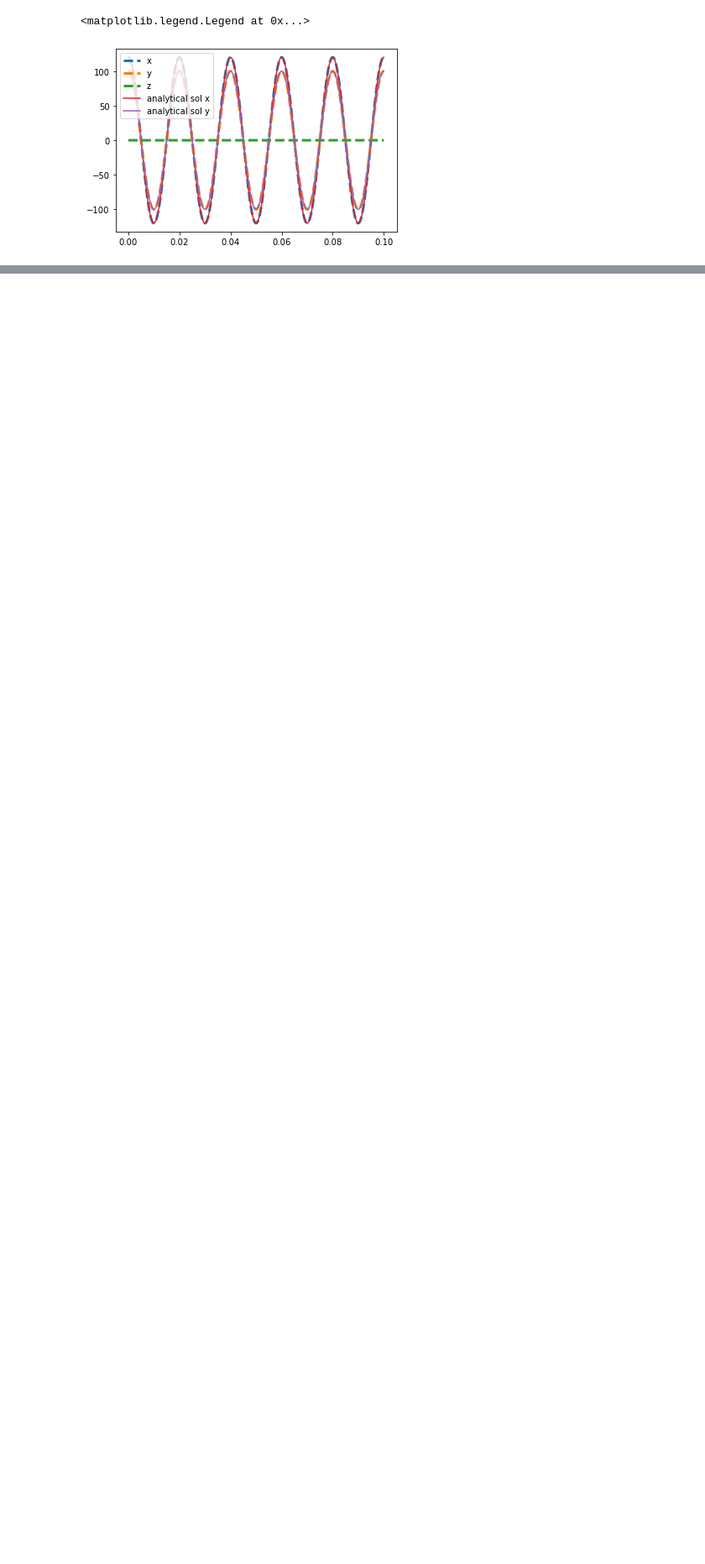
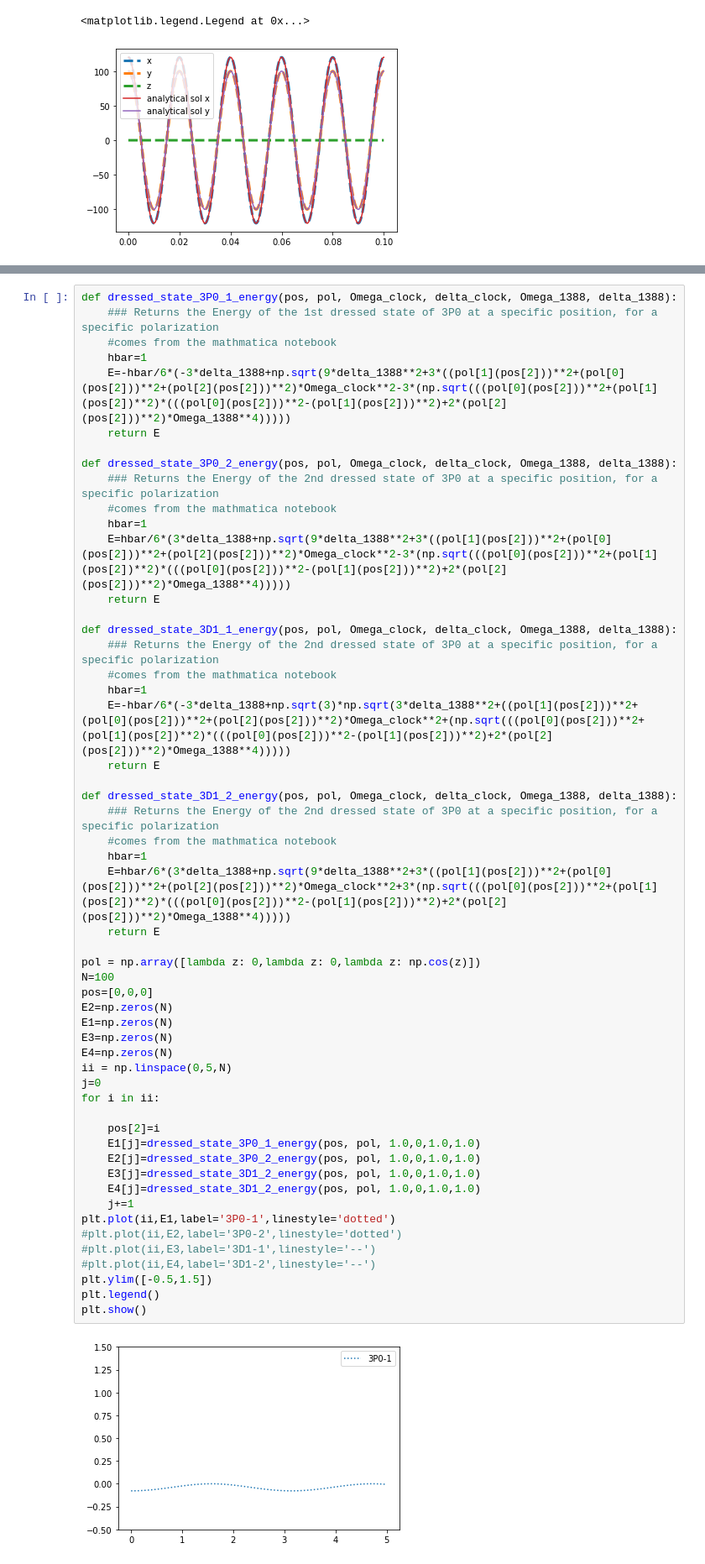
Before and after one commit to JacobSiegel22/GreyMolassesCooling, a Jupyter notebook: GrayMolasses_MC.ipynb, the cells around one changed output, grey strips where cells are left out. Shown: that part at 84% size. Cells and saved outputs as stored; diff of their text form; blank space fills up the shorter version.

```diff
--- a/GrayMolasses_MC.ipynb
+++ b/GrayMolasses_MC.ipynb
@@ -157,3 +162,58 @@ plt.legend()
+# %%
+def dressed_state_3P0_1_energy(pos, pol, Omega_clock, delta_clock, Omega_1388, delta_1388):
+    ### Returns the Energy of the 1st dressed state of 3P0 at a specific position, for a specific polarization
+    #comes from the mathmatica notebook
+    hbar=1
+    E=-hbar/6*(-3*delta_1388+np.sqrt(9*delta_1388**2+3*((pol[1](pos[2]))**2+(pol[0](pos[2]))**2+(pol[2](pos[2]))**2)*Omega_clock**2-3*(np.sqrt(((pol[0](pos[2]))**2+(pol[1](pos[2])**2)*(((pol[0](pos[2]))**2-(pol[1](pos[2]))**2)+2*(pol[2](pos[2]))**2)*Omega_1388**4)))))
+    return E
+
+def dressed_state_3P0_2_energy(pos, pol, Omega_clock, delta_clock, Omega_1388, delta_1388):
+    ### Returns the Energy of the 2nd dressed state of 3P0 at a specific position, for a specific polarization
+    #comes from the mathmatica notebook
+    hbar=1
+    E=hbar/6*(3*delta_1388+np.sqrt(9*delta_1388**2+3*((pol[1](pos[2]))**2+(pol[0](pos[2]))**2+(pol[2](pos[2]))**2)*Omega_clock**2-3*(np.sqrt(((pol[0](pos[2]))**2+(pol[1](pos[2])**2)*(((pol[0](pos[2]))**2-(pol[1](pos[2]))**2)+2*(pol[2](pos[2]))**2)*Omega_1388**4)))))
+    return E
+
+def dressed_state_3D1_1_energy(pos, pol, Omega_clock, delta_clock, Omega_1388, delta_1388):
+    ### Returns the Energy of the 2nd dressed state of 3P0 at a specific position, for a specific polarization
+    #comes from the mathmatica notebook
+    hbar=1
+    E=-hbar/6*(-3*delta_1388+np.sqrt(3)*np.sqrt(3*delta_1388**2+((pol[1](pos[2]))**2+(pol[0](pos[2]))**2+(pol[2](pos[2]))**2)*Omega_clock**2+(np.sqrt(((pol[0](pos[2]))**2+(pol[1](pos[2])**2)*(((pol[0](pos[2]))**2-(pol[1](pos[2]))**2)+2*(pol[2](pos[2]))**2)*Omega_1388**4)))))
+    return E
+
+def dressed_state_3D1_2_energy(pos, pol, Omega_clock, delta_clock, Omega_1388, delta_1388):
+    ### Returns the Energy of the 2nd dressed state of 3P0 at a specific position, for a specific polarization
+    #comes from the mathmatica notebook
+    hbar=1
+    E=hbar/6*(3*delta_1388+np.sqrt(9*delta_1388**2+3*((pol[1](pos[2]))**2+(pol[0](pos[2]))**2+(pol[2](pos[2]))**2)*Omega_clock**2+3*(np.sqrt(((pol[0](pos[2]))**2+(pol[1](pos[2])**2)*(((pol[0](pos[2]))**2-(pol[1](pos[2]))**2)+2*(pol[2](pos[2]))**2)*Omega_1388**4)))))
+    return E
+
+pol = np.array([lambda z: 0,lambda z: 0,lambda z: np.cos(z)])
+N=100
+pos=[0,0,0]
+E2=np.zeros(N)
+E1=np.zeros(N)
+E3=np.zeros(N)
+E4=np.zeros(N)
+ii = np.linspace(0,5,N)
+j=0
+for i in ii:
+
+    pos[2]=i
+    E1[j]=dressed_state_3P0_1_energy(pos, pol, 1.0,0,1.0,1.0)
+    E2[j]=dressed_state_3P0_2_energy(pos, pol, 1.0,0,1.0,1.0)
+    E3[j]=dressed_state_3D1_2_energy(pos, pol, 1.0,0,1.0,1.0)
+    E4[j]=dressed_state_3D1_2_energy(pos, pol, 1.0,0,1.0,1.0)
+    j+=1
+plt.plot(ii,E1,label='3P0-1',linestyle='dotted')
+#plt.plot(ii,E2,label='3P0-2',linestyle='dotted')
+#plt.plot(ii,E3,label='3D1-1',linestyle='--')
+#plt.plot(ii,E4,label='3D1-2',linestyle='--')
+plt.ylim([-0.5,1.5])
+plt.legend()
+plt.show()
+# %% [output]
+[figure, added]
 # %%
 ## Now we will do the most naieve thing possible for the internal state of the atom.
 # Assume it is always in an Eigenstate (dressed state) and transfer the atom between states based on 1/Rabi Frequeny,
```
Also changed, not shown: parts of 2 cells of this notebook.
